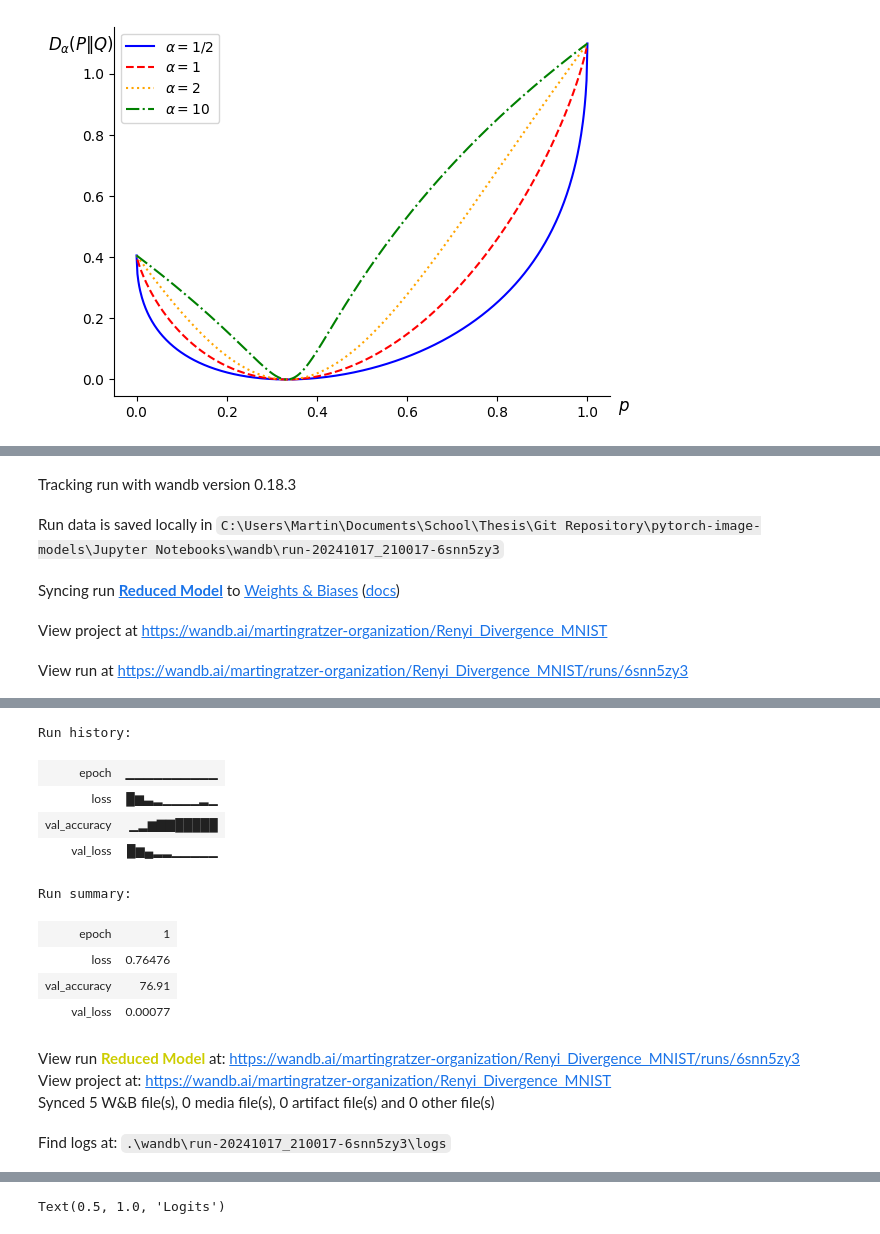
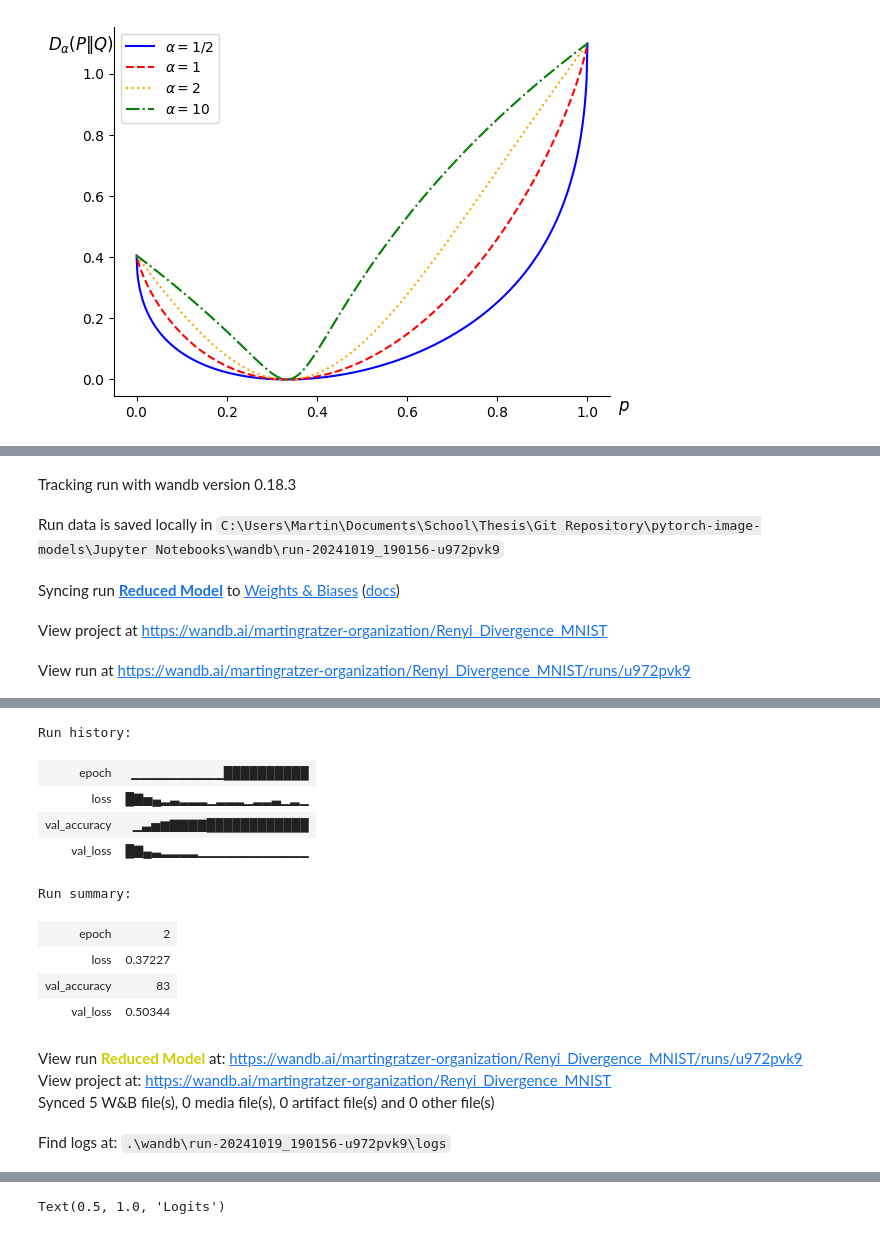
Before and after one commit to Maertine/pytorch-image-models, a Jupyter notebook: Jupyter Notebooks/Renyi Divergence.ipynb, the cells around one changed output, grey strips where cells are left out. Saved outputs shown, nothing was run; the diff lists cells and outputs as text; code cells hidden in the pictures.

```diff
--- a/Jupyter Notebooks/Renyi Divergence.ipynb
+++ b/Jupyter Notebooks/Renyi Divergence.ipynb
@@ -153,22 +152,22 @@ def train(model, device, train_loader, optimizer, epoch):
         optimizer.step()  # Update weights
         if batch_idx % 100 == 0:
             print(f'Train Epoch: {epoch} [{batch_idx * len(data)}/{len(train_loader.dataset)} ({100. * batch_idx / len(train_loader):.0f}%)]\tLoss: {loss.item():.6f}')
-# %%
-def test(model, device, test_loader):
-    model.eval()
-    test_loss = 0
-    correct = 0
-    with torch.no_grad():
-        for data, target in test_loader:
-            data, target = data.to(device), target.to(device)
-            output = model(data)
-            test_loss += F.nll_loss(output, target, reduction='sum').item()  # Sum up batch loss
-            pred = output.argmax(dim=1, keepdim=True)  # Get the index of the max log-probability
-            correct += pred.eq(target.view_as(pred)).sum().item()
-
-    test_loss /= len(test_loader.dataset)
-    accuracy = 100. * correct / len(test_loader.dataset)
-    print(f'\nTest set: Average loss: {test_loss:.4f}, Accuracy: {correct}/{len(test_loader.dataset)} ({accuracy:.2f}%)\n')
+# %%
+def test(model, device, test_loader):
+    model.eval()
+    test_loss = 0
+    correct = 0
+    with torch.no_grad():
+        for data, target in test_loader:
+            data, target = data.to(device), target.to(device)
+            output = model(data)
+            test_loss += nn.CrossEntropyLoss(reduction = "sum")(output, target).item()  # Sum up batch loss
+            pred = output.argmax(dim=1, keepdim=True)  # Get the index of the max log-probability
+            correct += pred.eq(target.view_as(pred)).sum().item()
+
+    test_loss /= len(test_loader.dataset)
+    accuracy = 100. * correct / len(test_loader.dataset)
+    print(f'\nTest set: Average loss: {test_loss:.4f}, Accuracy: {correct}/{len(test_loader.dataset)} ({accuracy:.2f}%)\n')
 # %%
 ## Train the teacher model
 device = torch.device("cuda" if torch.cuda.is_available() else "cpu")
@@ -200,7 +199,7 @@ Test set: Average loss: 0.0614, Accuracy: 9810/10000 (98.10%)
 class Reduced_Net(nn.Module):
     def __init__(self):
         super(Reduced_Net, self).__init__()
-        self.pool = nn.MaxPool2d(4, 4)
+        self.pool = nn.MaxPool2d(2, 2)
         self.fc1 = nn.Linear(7*7, 8)  # First fully connected layer (28*28 input to 8 neurons)
         self.fc2 = nn.Linear(8, 6)     # Second fully connected layer (8 input to 6 neurons)
         self.fc3 = nn.Linear(6, 10)      # Output layer (6 input to 10 output neurons)
@@ -221,7 +220,7 @@ def destilation_train_and_test(student_model, teacher_model, device, train_loade
         with torch.no_grad():
             teacher_model_output = teacher_model(data)
         output = student_model(data)   # Forward pass
-        loss = beta * RenyiDivergence(alpha=alpha)(output/temperature, teacher_model_output/temperature) + F.nll_loss(output, target)
+        loss = beta * RenyiDivergence(alpha=alpha)(output/temperature, teacher_model_output/temperature) + nn.CrossEntropyLoss()(output, target)
         loss.backward()  # Backpropagation
         optimizer.step()  # Update weights
         if batch_idx % 100 == 0:
@@ -237,7 +236,7 @@ def destilation_train_and_test(student_model, teacher_model, device, train_loade
                     data, target = data.to(device), target.to(device)
                     output = student_model(data)
                     teacher_model_output = teacher_model(data)
-                    test_loss += beta * RenyiDivergence(alpha)(output/temperature, teacher_model_output/temperature) + F.nll_loss(output, target)
+                    test_loss += beta * RenyiDivergence(alpha)(output/temperature, teacher_model_output/temperature) + nn.CrossEntropyLoss(reduction="sum")(output, target)
                     pred = output.argmax(dim=1, keepdim=True)  # Get the index of the max log-probability
                     correct += pred.eq(target.view_as(pred)).sum().item()
 
@@ -253,7 +252,7 @@ def train_and_test(model, device, train_loader, test_loader, optimizer, epoch):
         data, target = data.to(device), target.to(device)
         optimizer.zero_grad()  # Reset gradients
         output = model(data)   # Forward pass
-        loss = F.nll_loss(output, target)
+        loss = nn.CrossEntropyLoss()(output, target)
         loss.backward()  # Backpropagation
         optimizer.step()  # Update weights
         if batch_idx % 100 == 0:
@@ -268,7 +267,7 @@ def train_and_test(model, device, train_loader, test_loader, optimizer, epoch):
                 for data, target in test_loader:
                     data, target = data.to(device), target.to(device)
                     output = model(data)
-                    test_loss += F.nll_loss(output, target)
+                    test_loss += nn.CrossEntropyLoss(reduction="sum")(output, target)
                     pred = output.argmax(dim=1, keepdim=True)  # Get the index of the max log-probability
                     correct += pred.eq(target.view_as(pred)).sum().item()
 
@@ -287,14 +286,14 @@ wandb.init(
     config={}
 )
 
-for epoch in range(1, 2):
+for epoch in range(1, 3):
     train_and_test(reduced_model, device, train_loader, test_loader, optimizer, epoch)
     test(reduced_model, device, test_loader)
 
 wandb.finish()
 # %% [output]
 Tracking run with wandb version 0.18.3
-Run data is saved locally in C:\Users\Martin\Documents\School\Thesis\Git Repository\pytorch-image-models\Jupyter Notebooks\wandb\run-20241017_210017-6snn5zy3
+Run data is saved locally in C:\Users\Martin\Documents\School\Thesis\Git Repository\pytorch-image-models\Jupyter Notebooks\wandb\run-20241019_190156-u972pvk9
 Syncing run Reduced Model to Weights & Biases (docs)
 View project at https://wandb.ai/martingratzer-organization/Renyi_Divergence_MNIST
-View run at https://wandb.ai/martingratzer-organization/Renyi_Divergence_MNIST/runs/6snn5zy3
+View run at https://wandb.ai/martingratzer-organization/Renyi_Divergence_MNIST/runs/u972pvk9
@@ -318,15 +317,15 @@ Test set: Average loss: 0.6680, Accuracy: 7928/10000 (79.28%)
 Run history:
-| epoch | ▁▁▁▁▁▁▁▁▁▁ |
-| loss | █▆▃▂▁▁▁▁▂▁ |
-| val_accuracy | ▁▂▆▇▇█████ |
-| val_loss | █▆▄▂▂▁▁▁▁▁ |
+| epoch | ▁▁▁▁▁▁▁▁▁▁██████████ |
+| loss | █▇▅▄▂▃▂▂▂▁▂▂▂▁▂▂▃▁▂▁ |
+| val_accuracy | ▁▃▅▆▇▇▇▇████████████ |
+| val_loss | █▇▄▃▂▂▂▂▁▁▁▁▁▁▁▁▁▁▁▁ |
 Run summary:
-| epoch | 1 |
-| loss | 0.76476 |
-| val_accuracy | 76.91 |
-| val_loss | 0.00077 |
+| epoch | 2 |
+| loss | 0.37227 |
+| val_accuracy | 83 |
+| val_loss | 0.50344 |
-View run Reduced Model at: https://wandb.ai/martingratzer-organization/Renyi_Divergence_MNIST/runs/6snn5zy3
+View run Reduced Model at: https://wandb.ai/martingratzer-organization/Renyi_Divergence_MNIST/runs/u972pvk9
 View project at: https://wandb.ai/martingratzer-organization/Renyi_Divergence_MNIST
 Synced 5 W&B file(s), 0 media file(s), 0 artifact file(s) and 0 other file(s)
-Find logs at: .\wandb\run-20241017_210017-6snn5zy3\logs
+Find logs at: .\wandb\run-20241019_190156-u972pvk9\logs
 # %%
```
Also changed, not shown: parts of 7 cells of this notebook.
